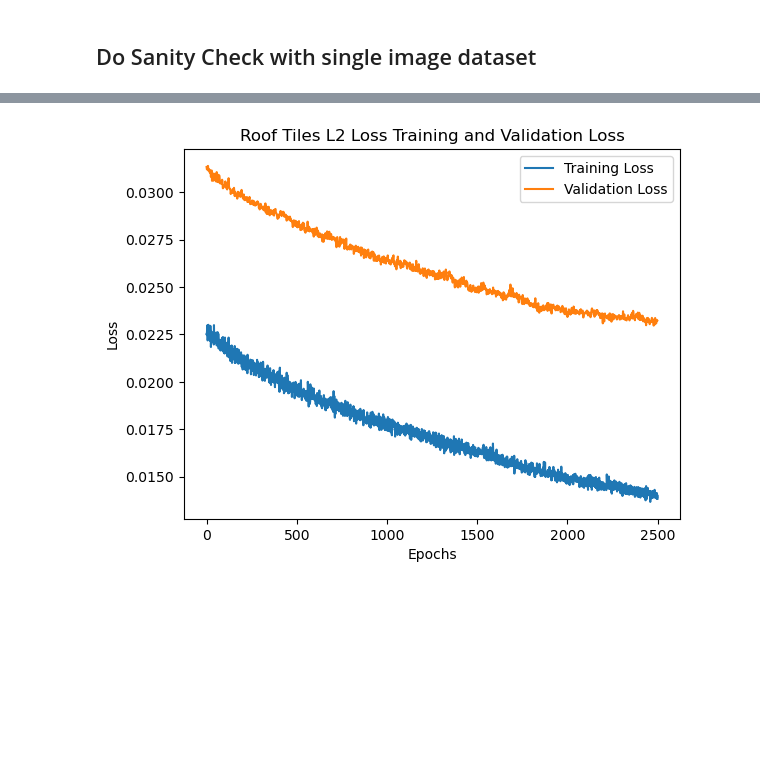
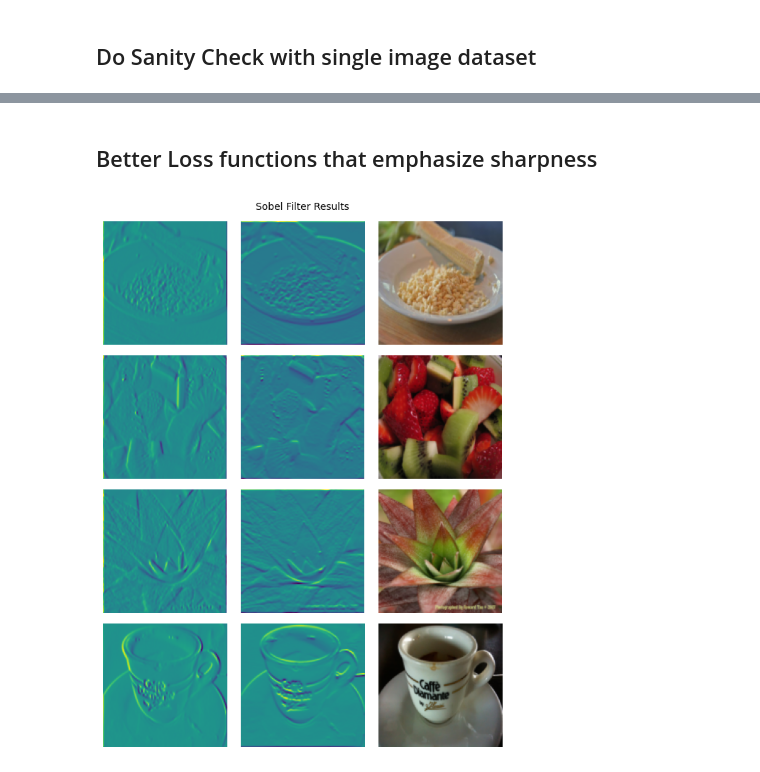
Before and after one commit to shahanneda/ImageInpainting, a Jupyter notebook: final_project.ipynb, the cells around one changed output, grey strips where cells are left out. Cells and saved outputs as stored; diff of their text form; code cells hidden in the pictures; blank space fills up the shorter version.

```diff
--- a/final_project.ipynb
+++ b/final_project.ipynb
@@ -613,2 +647,4 @@ Epoch Loss: 0.013829778879880905
+# %% [markdown]
+## Better Loss functions that emphasize sharpness
 # %%
 display_loss_history_graph(sanity_train_loss_history, sanity_val_loss_history, title="Sanity Training and Validation Loss")
@@ -615,21 +668,16 @@ display_loss_history_graph(sanity_train_loss_history, sanity_val_loss_history, t
 # %%
-img, img_gt, _ = next(iter(val_loader))
+sample_batch_img, sample_batch_img_gt, sample_batch_classes = next(iter(val_loader))
-# %%
-proc_train_loss_history = []
-proc_val_loss_history = []
-
-offset = 0
-for i, val in train_loss_history:
-	proc_train_loss_history.append([i + offset, val])
-	if i == 499:
-		offset += 500
-
-offset = 0
-for i, val in val_loss_history:
-	proc_val_loss_history.append([i + offset, val])
-	if i == 498:
-		offset += 500
-# %%
-display_loss_history_graph(proc_train_loss_history, proc_val_loss_history, title="Roof Tiles L2 Loss Training and Validation Loss")
-# %% [output]
-[figure, removed]
+# %%
+images = []
+
+sobel_filter_sample = sobel_filter(sample_batch_img_gt.to(device))
+
+for i in range(4, 8):
+	images += [
+								sobel_filter_sample[0].cpu()[i],
+								sobel_filter_sample[1].cpu()[i],
+								sample_batch_img_gt[i]
+								]
+display_images(images, images_per_row=3, title="Sobel Filter Results")
+# %% [output]
+[figure, added]
```
Also changed, not shown: parts of 30 cells of this notebook, 3 other files.
